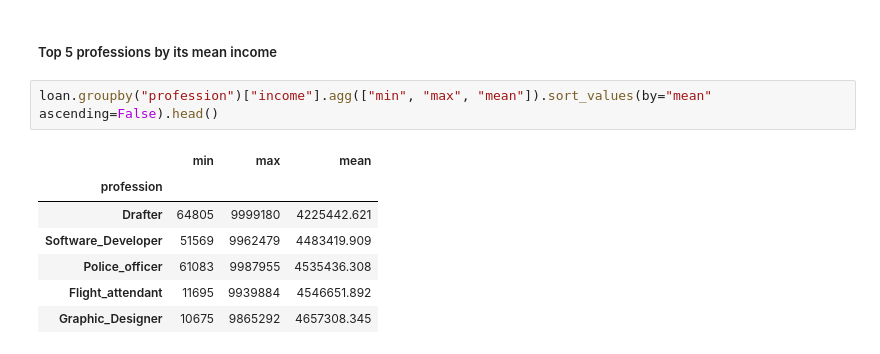
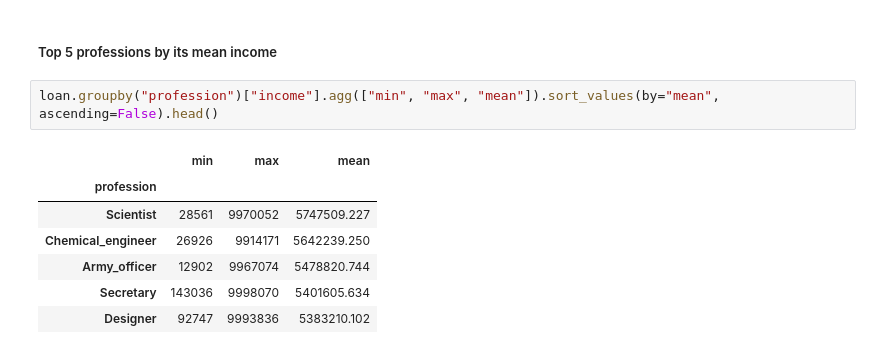
Before and after one commit to masete/Loan-Prediction-based-on-Customer-Behaviour, a Jupyter notebook: eda.ipynb, the cells around one changed output. Saved outputs shown, nothing was run; the diff lists cells and outputs as text.

```diff
--- a/eda.ipynb
+++ b/eda.ipynb
@@ -682,12 +682,12 @@ loan.groupby("car_ownership").risk_flag.apply(lambda x: (x.sum() / x.size) * 100
 # %% [markdown]
 ##### Top 5 professions by its mean income
 # %%
-loan.groupby("profession")["income"].agg(["min", "max", "mean"]).sort_values(by="mean" ascending=False).head()
+loan.groupby("profession")["income"].agg(["min", "max", "mean"]).sort_values(by="mean", ascending=False).head()
 # %% [output]
 |  | min | max | mean |
 | profession |  |  |  |
-| Drafter | 64805 | 9999180 | 4225442.621 |
-| Software_Developer | 51569 | 9962479 | 4483419.909 |
-| Police_officer | 61083 | 9987955 | 4535436.308 |
-| Flight_attendant | 11695 | 9939884 | 4546651.892 |
-| Graphic_Designer | 10675 | 9865292 | 4657308.345 |
+| Scientist | 28561 | 9970052 | 5747509.227 |
+| Chemical_engineer | 26926 | 9914171 | 5642239.250 |
+| Army_officer | 12902 | 9967074 | 5478820.744 |
+| Secretary | 143036 | 9998070 | 5401605.634 |
+| Designer | 92747 | 9993836 | 5383210.102 |
```
Also changed, not shown: parts of 2 cells of this notebook.
